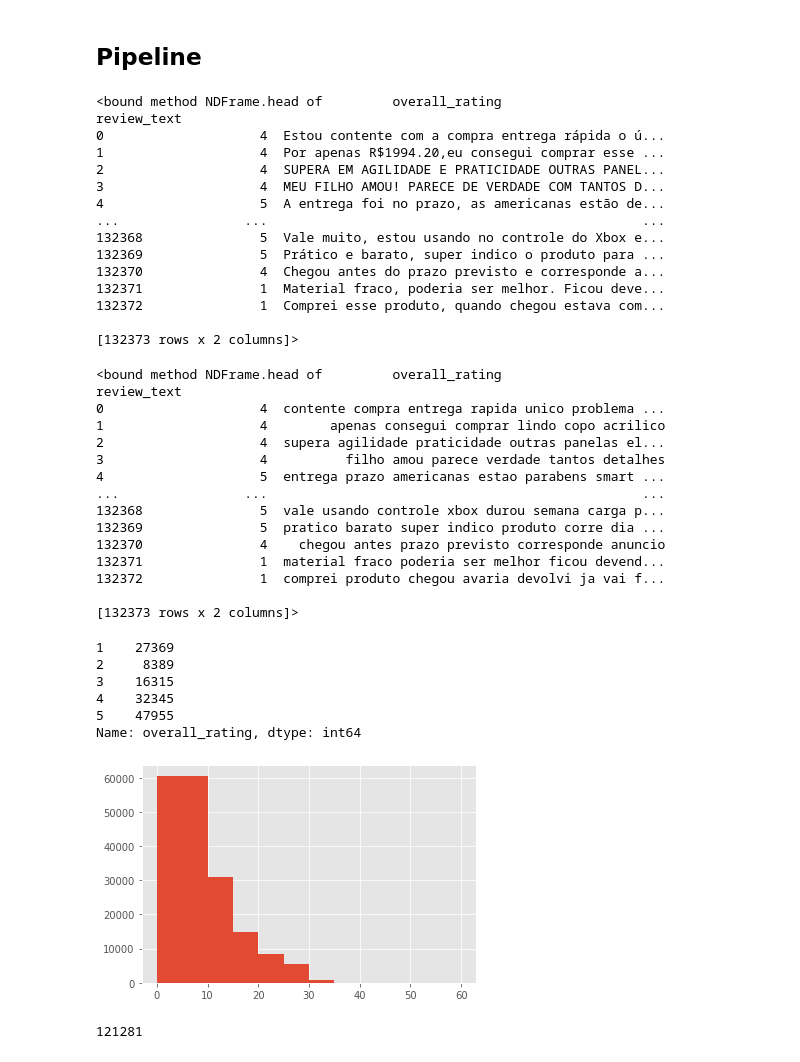
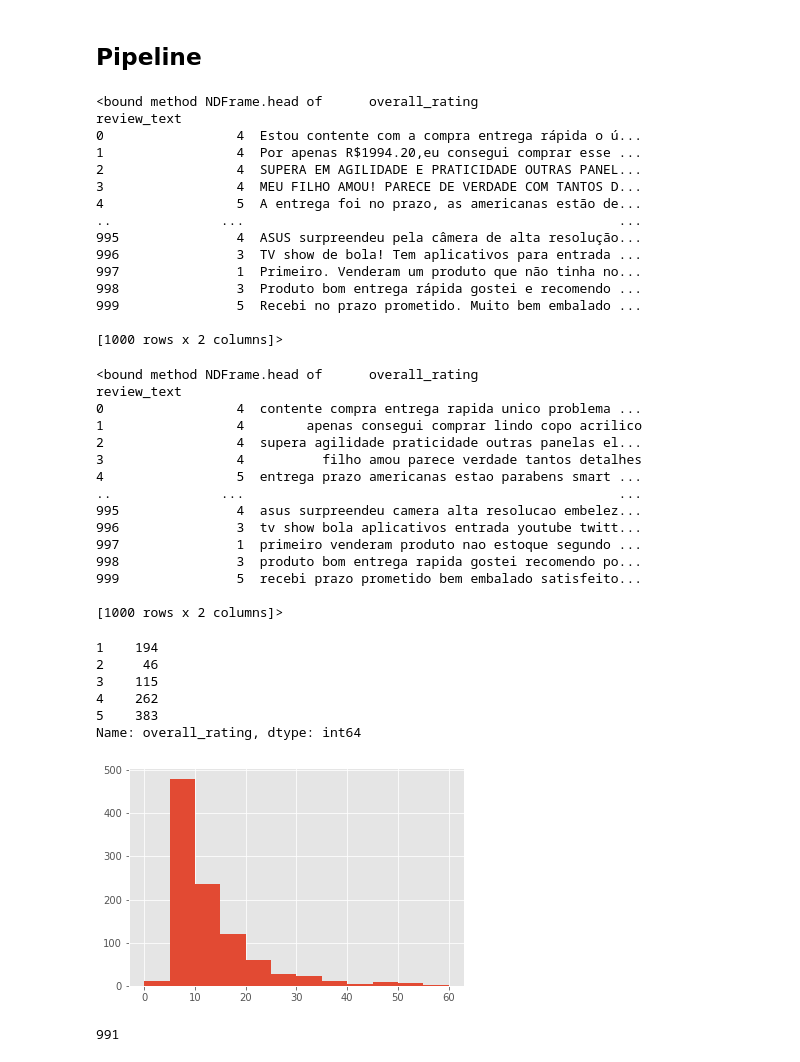
Before and after one commit to augustocamargo/NLPortugues_EP2, a Jupyter notebook: NLPortugues_EP2.ipynb, the cells around one changed output. Saved outputs shown, nothing was run; the diff lists cells and outputs as text; code cells hidden in the pictures.

```diff
--- a/NLPortugues_EP2.ipynb
+++ b/NLPortugues_EP2.ipynb
@@ -27,7 +27,7 @@ from gensim.models import KeyedVectors
 ## Pipeline
 # %%
 # Base original da B2W, sem cortes + clean de overall_rating
-b2wCorpus = pd.read_csv("B2W-Reviews01.csv",";",usecols=['review_text','overall_rating'])
+b2wCorpus = pd.read_csv("B2W-Reviews01.csv",";",usecols=['review_text','overall_rating'],nrows=1000)
 
 # Filtro
 d = b2wCorpus.index[b2wCorpus["overall_rating"] < 1].tolist()
@@ -37,20 +37,20 @@ b2wCorpus=b2wCorpus.drop(b2wCorpus.index[d])
 
 print(b2wCorpus.head)
 # %% [output]
-<bound method NDFrame.head of         overall_rating                                        review_text
-0                    4  Estou contente com a compra entrega rápida o ú...
-1                    4  Por apenas R$1994.20,eu consegui comprar esse ...
-2                    4  SUPERA EM AGILIDADE E PRATICIDADE OUTRAS PANEL...
-3                    4  MEU FILHO AMOU! PARECE DE VERDADE COM TANTOS D...
-4                    5  A entrega foi no prazo, as americanas estão de...
-...                ...                                                ...
-132368               5  Vale muito, estou usando no controle do Xbox e...
-132369               5  Prático e barato, super indico o produto para ...
-132370               4  Chegou antes do prazo previsto e corresponde a...
-132371               1  Material fraco, poderia ser melhor. Ficou deve...
-132372               1  Comprei esse produto, quando chegou estava com...
+<bound method NDFrame.head of      overall_rating                                        review_text
+0                 4  Estou contente com a compra entrega rápida o ú...
+1                 4  Por apenas R$1994.20,eu consegui comprar esse ...
+2                 4  SUPERA EM AGILIDADE E PRATICIDADE OUTRAS PANEL...
+3                 4  MEU FILHO AMOU! PARECE DE VERDADE COM TANTOS D...
+4                 5  A entrega foi no prazo, as americanas estão de...
+..              ...                                                ...
+995               4  ASUS surpreendeu pela câmera de alta resolução...
+996               3  TV show de bola! Tem aplicativos para entrada ...
+997               1  Primeiro. Venderam um produto que não tinha no...
+998               3  Produto bom entrega rápida gostei e recomendo ...
+999               5  Recebi no prazo prometido. Muito bem embalado ...
 
-[132373 rows x 2 columns]>
+[1000 rows x 2 columns]>
 # %%
 # Cleanning function
 text_cleaning_re = "@\S+|https?:\S+|http?:\S|[^A-Za-z0-9]+"
@@ -73,39 +73,39 @@ b2wCorpus.review_text = b2wCorpus.review_text.apply(lambda x: preprocess(x))
 # %%
 print(b2wCorpus.head)
 # %% [output]
-<bound method NDFrame.head of         overall_rating                                        review_text
-0                    4  contente compra entrega rapida unico problema ...
-1                    4        apenas consegui comprar lindo copo acrilico
-2                    4  supera agilidade praticidade outras panelas el...
-3                    4          filho amou parece verdade tantos detalhes
-4                    5  entrega prazo americanas estao parabens smart ...
-...                ...                                                ...
-132368               5  vale usando controle xbox durou semana carga p...
-132369               5  pratico barato super indico produto corre dia ...
-132370               4    chegou antes prazo previsto corresponde anuncio
-132371               1  material fraco poderia ser melhor ficou devend...
-132372               1  comprei produto chegou avaria devolvi ja vai f...
+<bound method NDFrame.head of      overall_rating                                        review_text
+0                 4  contente compra entrega rapida unico problema ...
+1                 4        apenas consegui comprar lindo copo acrilico
+2                 4  supera agilidade praticidade outras panelas el...
+3                 4          filho amou parece verdade tantos detalhes
+4                 5  entrega prazo americanas estao parabens smart ...
+..              ...                                                ...
+995               4  asus surpreendeu camera alta resolucao embelez...
+996               3  tv show bola aplicativos entrada youtube twitt...
+997               1  primeiro venderam produto nao estoque segundo ...
+998               3  produto bom entrega rapida gostei recomendo po...
+999               5  recebi prazo prometido bem embalado satisfeito...
 
-[132373 rows x 2 columns]>
+[1000 rows x 2 columns]>
 # %%
 b2wCorpus.overall_rating .value_counts().sort_index()
 # %% [output]
-1    27369
-2     8389
-3    16315
-4    32345
-5    47955
+1    194
+2     46
+3    115
+4    262
+5    383
 Name: overall_rating, dtype: int64
 # %%
 # histograma de palavras x qtd de linhas
-Words = [len(linha.split()) for linha in b2wCorpus["review_text"] if len(linha.split()) <=30 ]
+Words = [len(linha.split()) for linha in b2wCorpus["review_text"] if len(linha.split()) <=60 ]
 plt.style.use('ggplot')
-plt.hist(Words, bins=[0,10,15,20,25,30,35,40,45,50,55,60])
+plt.hist(Words, bins=[0,5,10,15,20,25,30,35,40,45,50,55,60])
 plt.show()
 print(len(Words))
 # %% [output]
-[figure, old version]
+[figure, new version]
-121281
+991
 # %%
 # Partilha
 b2wCorpus = b2wCorpus.sample(frac=1).reset_index(drop=True)
```
Also changed, not shown: parts of 13 cells of this notebook.
